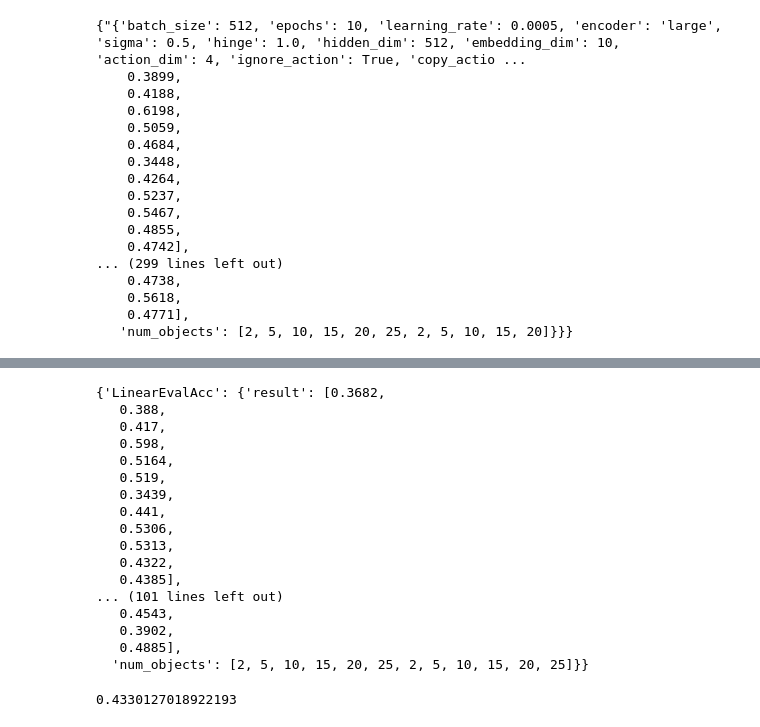
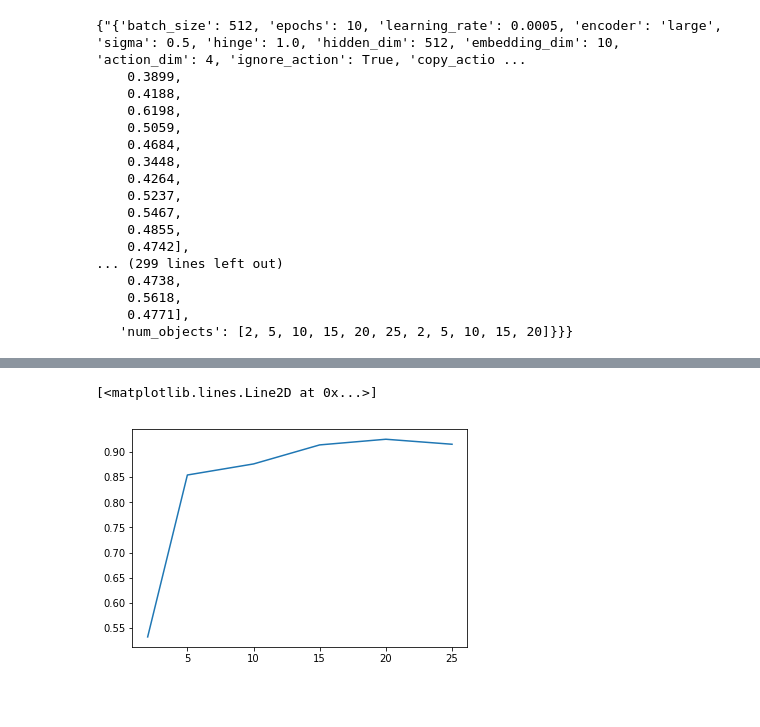
Before and after one commit to gabrielsluz/c-swm, a Jupyter notebook: Experiments.ipynb, the cells around one changed output, grey strips where cells are left out. Saved outputs shown, nothing was run; the diff lists cells and outputs as text; code cells hidden in the pictures; blank space fills up the shorter version.

```diff
--- a/Experiments.ipynb
+++ b/Experiments.ipynb
@@ -234,25 +220,10 @@ plt.plot(results[found_key]['FineTuning10pc60epochs']['num_objects'][:6], result
-# %%
-results[found_key]
-# %% [output]
-{'LinearEvalAcc': {'result': [0.3682,
-   0.388,
-   0.417,
-   0.598,
-   0.5164,
-   0.519,
-   0.3439,
-   0.441,
-   0.5306,
-   0.5313,
-   0.4322,
-   0.4385],
-... (101 lines left out)
-   0.4543,
-   0.3902,
-   0.4885],
-  'num_objects': [2, 5, 10, 15, 20, 25, 2, 5, 10, 15, 20, 25]}}
-# %%
-l = [1, 1, 1, 2]
-np.asarray(l).std()
-# %% [output]
-0.4330127018922193
+# %%
+params = ['epochs', 'use_trans_model']
+values = [10, 'False']
+experiment_key = 'FineTuning10pc60epochs'
+varying_param = 'num_objects'
+x, y_mean, y_std = get_plot_ready_res(results, params, values, experiment_key, varying_param)
+plt.plot(x, y_mean)
+# %% [output]
+[<matplotlib.lines.Line2D at 0x...>]
+[figure, added]
```
Also changed, not shown: parts of 10 cells of this notebook.
